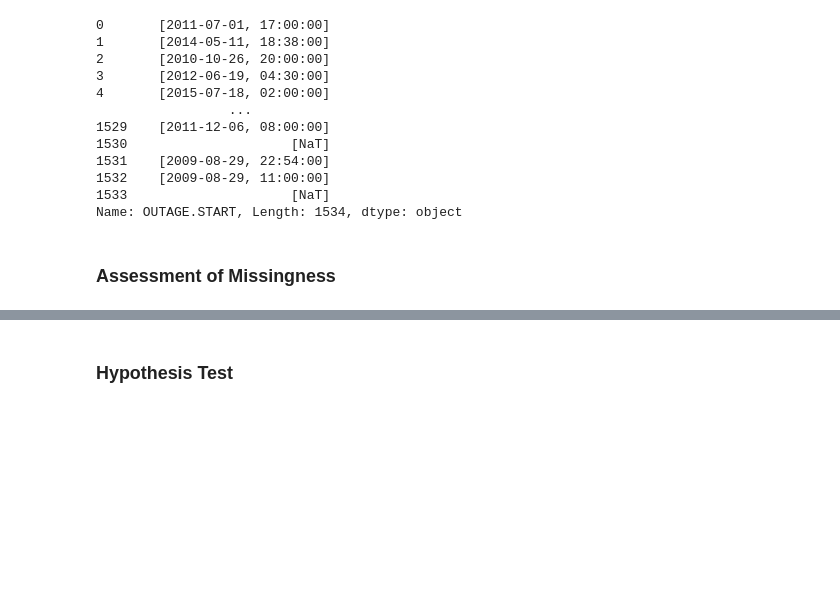
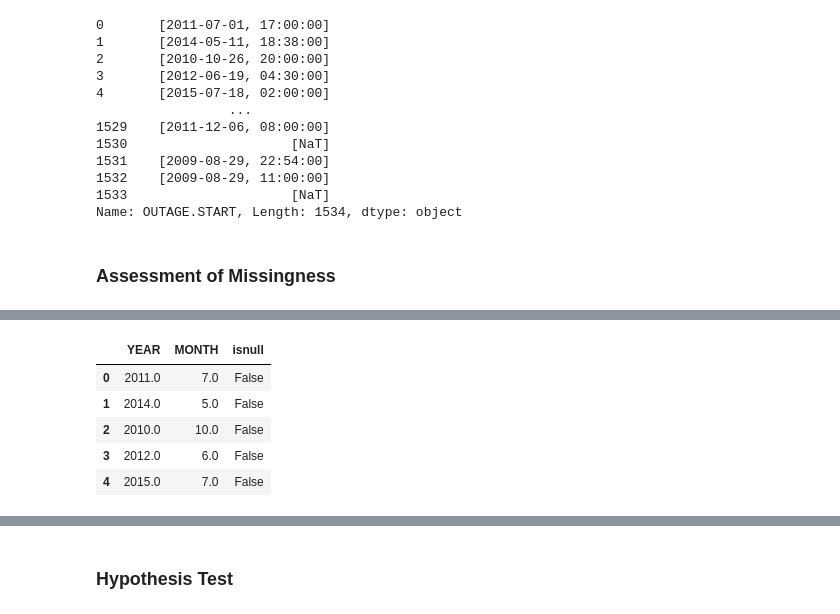
Before and after one commit to YourTeammate/dsc80-co-working, a Jupyter notebook: projects/03/outages.ipynb, the cells around one changed output, grey strips where cells are left out. Drawn from its saved outputs; the diff is of its cells as text; code cells hidden in the pictures; blank space fills up the shorter version.

```diff
--- a/projects/03/outages.ipynb
+++ b/projects/03/outages.ipynb
@@ -190,0 +222,12 @@ Name: OUTAGE.START, Length: 1534, dtype: object
+# %%
+# permutation test
+n_df = df[['YEAR', 'MONTH']]
+n_df = n_df.assign(isnull = df['MONTH'].isnull())
+n_df.head()
+# %% [output]
+|  | YEAR | MONTH | isnull |
+| 0 | 2011.0 | 7.0 | False |
+| 1 | 2014.0 | 5.0 | False |
+| 2 | 2010.0 | 10.0 | False |
+| 3 | 2012.0 | 6.0 | False |
+| 4 | 2015.0 | 7.0 | False |
```
Also changed, not shown: parts of 10 cells of this notebook.
